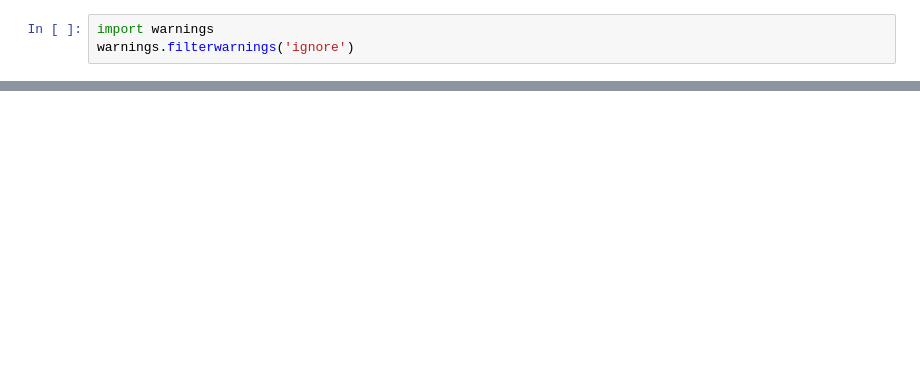
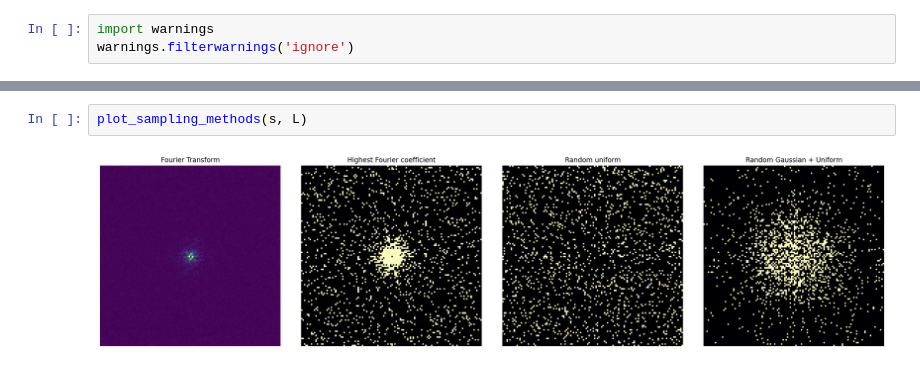
Before and after one commit to David-Chavess/Sparse-smooth-signal, a Jupyter notebook: Presentation.ipynb, the cells around one changed output, grey strips where cells are left out. Drawn from its saved outputs; the diff is of its cells as text; blank space fills up the shorter version.

```diff
--- a/Presentation.ipynb
+++ b/Presentation.ipynb
@@ -30 +31,5 @@ plot_reconstruction(s.sparse, s.smooth, x1, x2)
+# %%
+plot_sampling_methods(s, L)
+# %% [output]
+[figure, added]
 # %%
```
Also changed, not shown: parts of 17 cells of this notebook.
